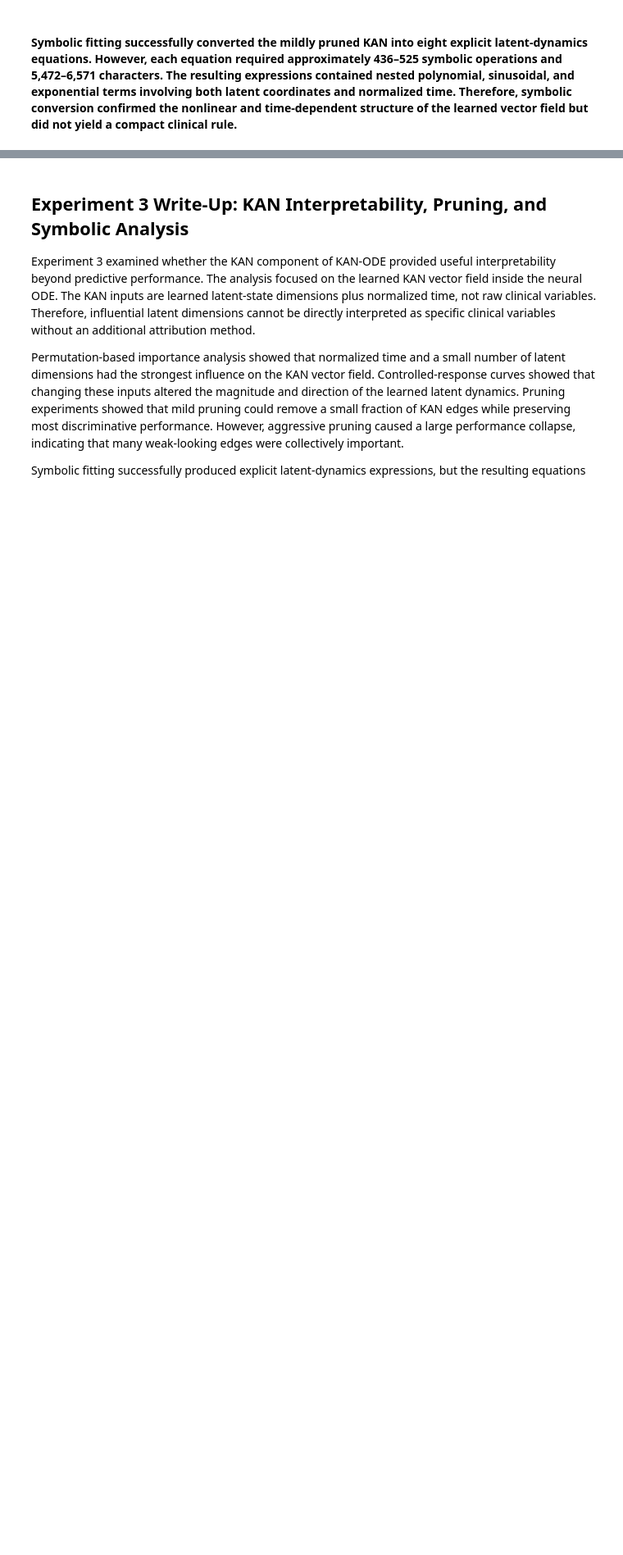
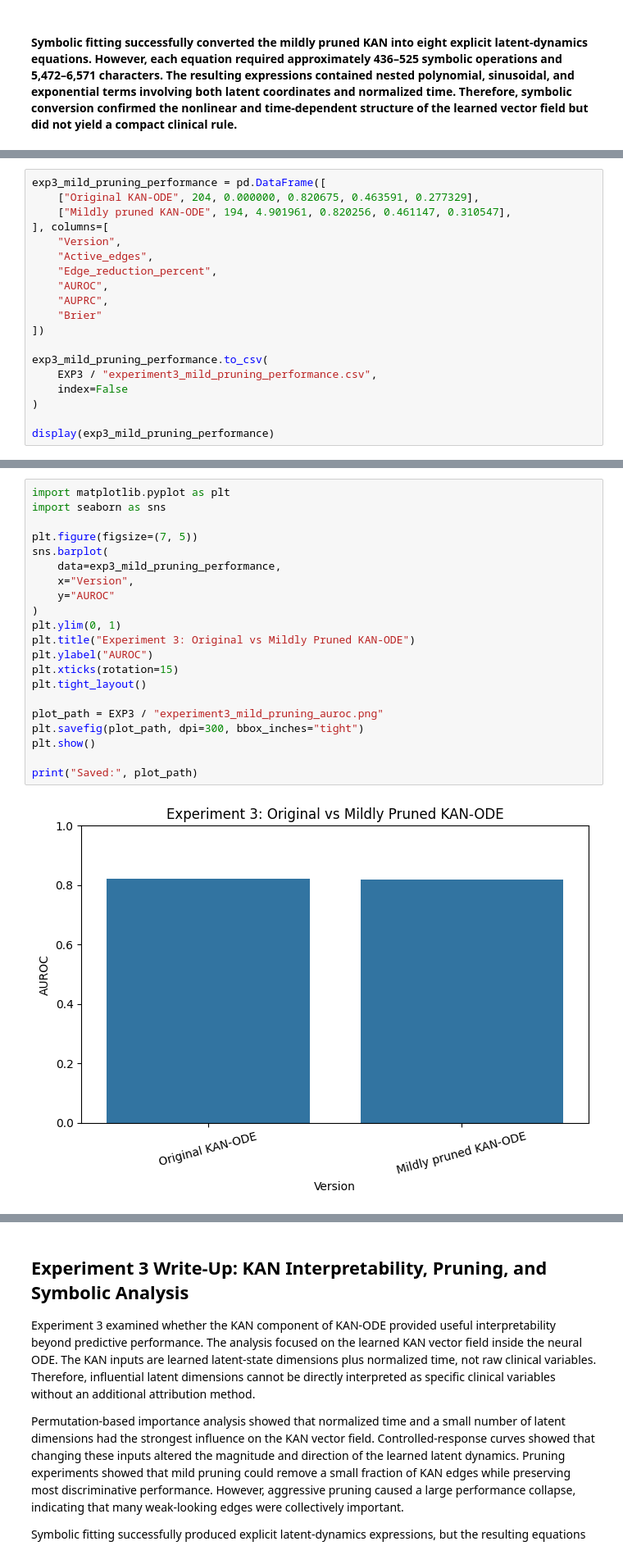
Before and after one commit to elsasjsu/DATA-255_DeepLearning, a Jupyter notebook: Rose_Elsa_ECHW2.ipynb, the cells around one changed output, grey strips where cells are left out. Shown at 82% size. Cells and saved outputs as stored; diff of their text form; blank space fills up the shorter version.

Commit message:
Pruning plot is also updated

```diff
--- a/Rose_Elsa_ECHW2.ipynb
+++ b/Rose_Elsa_ECHW2.ipynb
@@ -5167,0 +5208,19 @@ experiment3_symbolic_formula.txt
+# %%
+exp3_mild_pruning_performance = pd.DataFrame([
+    ["Original KAN-ODE", 204, 0.000000, 0.820675, 0.463591, 0.277329],
+    ["Mildly pruned KAN-ODE", 194, 4.901961, 0.820256, 0.461147, 0.310547],
+], columns=[
+    "Version",
+    "Active_edges",
+    "Edge_reduction_percent",
+    "AUROC",
+    "AUPRC",
+    "Brier"
+])
+
+exp3_mild_pruning_performance.to_csv(
+    EXP3 / "experiment3_mild_pruning_performance.csv",
+    index=False
+)
+
+display(exp3_mild_pruning_performance)
@@ -5167,0 +5283,23 @@ experiment3_symbolic_formula.txt
+# %%
+import matplotlib.pyplot as plt
+import seaborn as sns
+
+plt.figure(figsize=(7, 5))
+sns.barplot(
+    data=exp3_mild_pruning_performance,
+    x="Version",
+    y="AUROC"
+)
+plt.ylim(0, 1)
+plt.title("Experiment 3: Original vs Mildly Pruned KAN-ODE")
+plt.ylabel("AUROC")
+plt.xticks(rotation=15)
+plt.tight_layout()
+
+plot_path = EXP3 / "experiment3_mild_pruning_auroc.png"
+plt.savefig(plot_path, dpi=300, bbox_inches="tight")
+plt.show()
+
+print("Saved:", plot_path)
+# %% [output]
+[figure, added]
```
Also changed, not shown: parts of 9 cells of this notebook.
